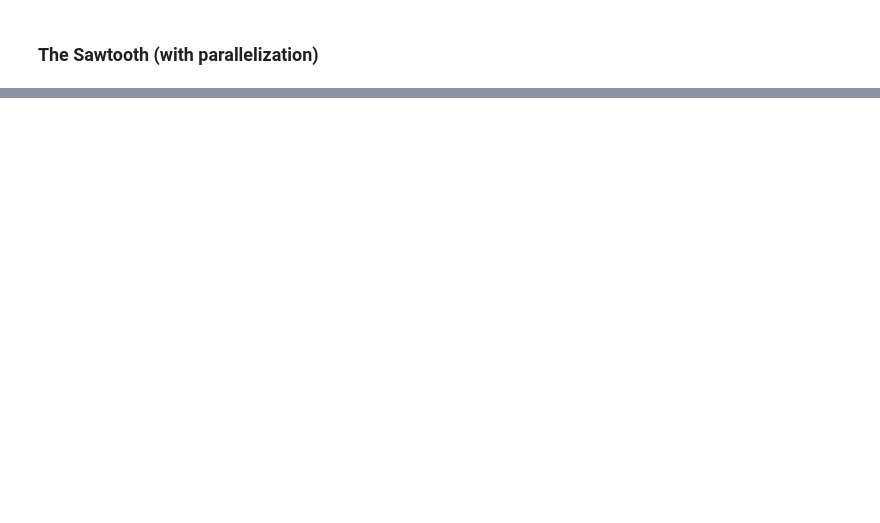
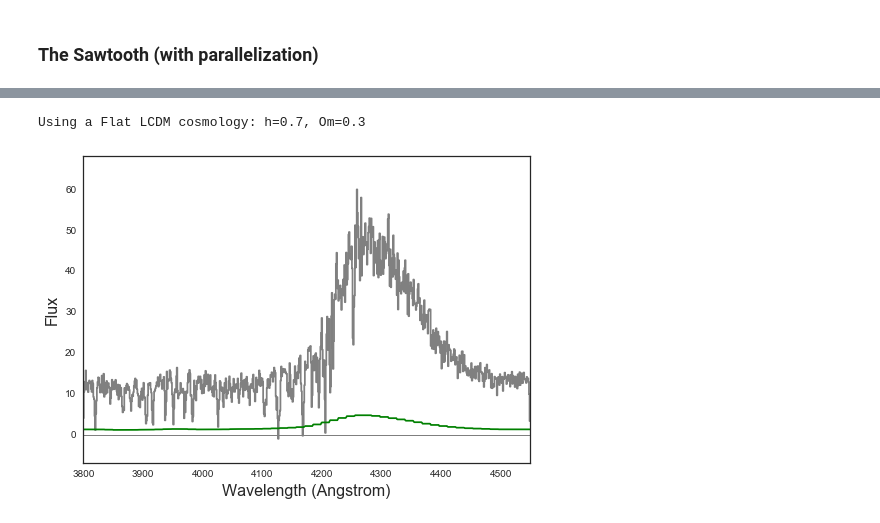
Before and after one commit to pyigm/pyigm, a Jupyter notebook: docs/examples/fNModel_examples.ipynb, the cells around one changed output, grey strips where cells are left out. Drawn from its saved outputs; the diff is of its cells as text; code cells hidden in the pictures; blank space fills up the shorter version.

Commit message:
mocks (and test fixes)

```diff
--- a/docs/examples/fNModel_examples.ipynb
+++ b/docs/examples/fNModel_examples.ipynb
@@ -153,0 +195,20 @@ show(p)
+# %%
+# Quasar
+zem = 2.5
+# %%
+# Spectral properties
+s2n = 10.
+sampling = 2.
+R = 2000.
+# %%
+# Resultant wavelength array (using constant dwv instead of constant dv)
+disp = 4000/R/sampling # Angstrom
+wave = np.arange(3800., 1300*(1+zem), disp)*u.AA
+# %%
+mock_spec, HI_comps, _ = pyimock.mk_mock(wave, zem, fN_model, s2n=s2n, fwhm=sampling)
+# %% [output]
+Using a Flat LCDM cosmology: h=0.7, Om=0.3
+# %%
+mock_spec.plot()
+# %% [output]
+[figure, added]
```
Also changed, not shown: parts of 11 cells of this notebook, 5 other files.
